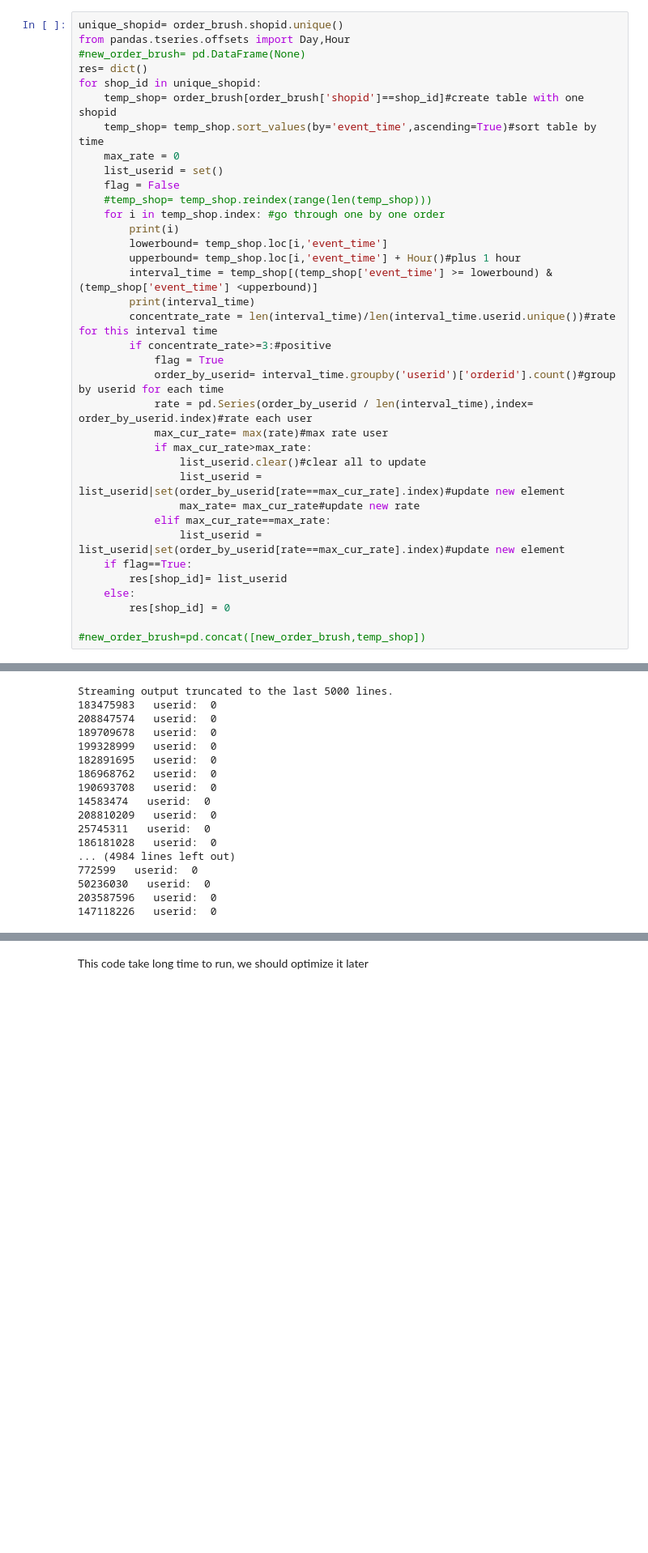
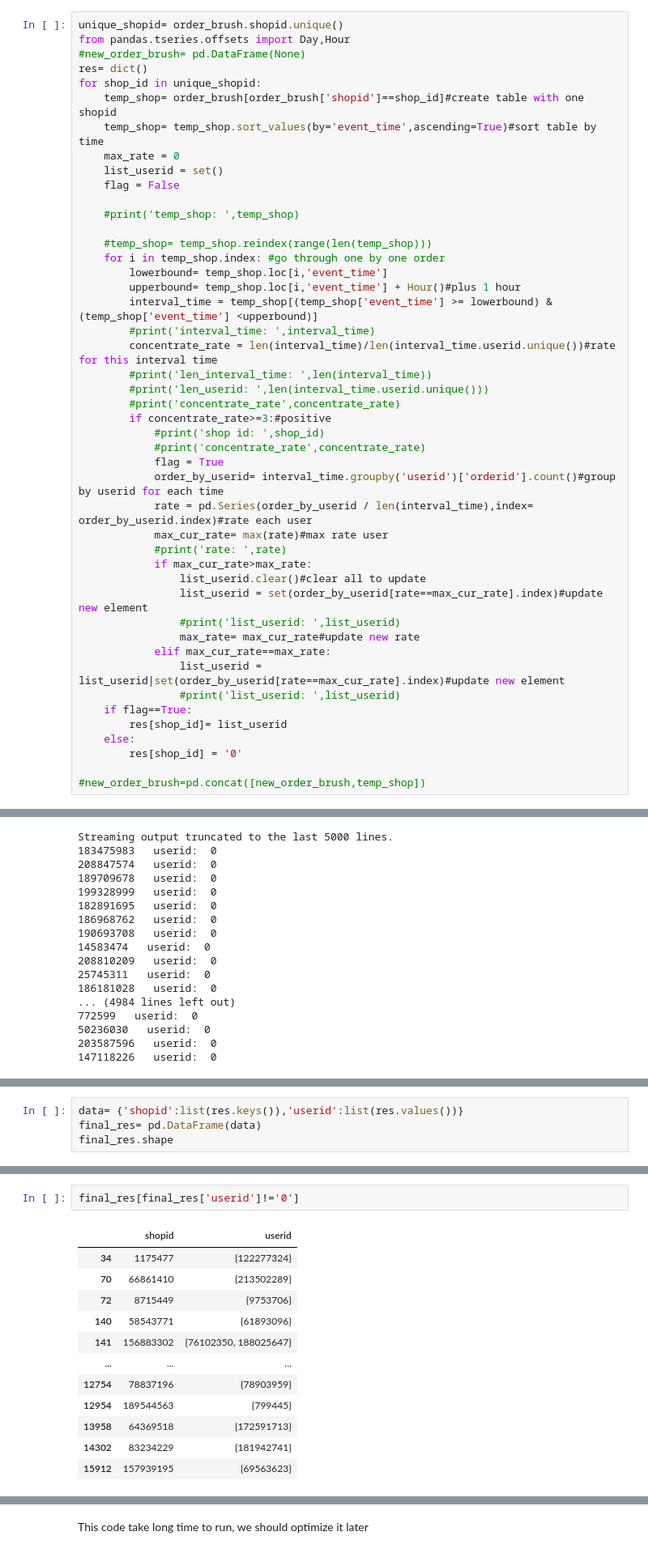
Before and after one commit to lhmtri18/analysis_ml_dl_python, a Jupyter notebook: order_brush_shopee_code_league.ipynb, the cells around one changed output, grey strips where cells are left out. Shown at 81% size. Saved outputs shown, nothing was run; the diff lists cells and outputs as text; blank space fills up the shorter version.

Commit message:
new version got 88%correction rate from kaggle compete

```diff
--- a/order_brush_shopee_code_league.ipynb
+++ b/order_brush_shopee_code_league.ipynb
@@ -77,28 +80,38 @@ for shop_id in unique_shopid:
     max_rate = 0
     list_userid = set()
     flag = False
+
+    #print('temp_shop: ',temp_shop)
+
     #temp_shop= temp_shop.reindex(range(len(temp_shop)))
     for i in temp_shop.index: #go through one by one order
-        print(i)
         lowerbound= temp_shop.loc[i,'event_time']
         upperbound= temp_shop.loc[i,'event_time'] + Hour()#plus 1 hour
         interval_time = temp_shop[(temp_shop['event_time'] >= lowerbound) & (temp_shop['event_time'] <upperbound)]
-        print(interval_time)
+        #print('interval_time: ',interval_time)
         concentrate_rate = len(interval_time)/len(interval_time.userid.unique())#rate for this interval time
+        #print('len_interval_time: ',len(interval_time))
+        #print('len_userid: ',len(interval_time.userid.unique()))
+        #print('concentrate_rate',concentrate_rate)
         if concentrate_rate>=3:#positive
+            #print('shop id: ',shop_id)
+            #print('concentrate_rate',concentrate_rate)
             flag = True
             order_by_userid= interval_time.groupby('userid')['orderid'].count()#group by userid for each time
             rate = pd.Series(order_by_userid / len(interval_time),index= order_by_userid.index)#rate each user
             max_cur_rate= max(rate)#max rate user
+            #print('rate: ',rate)
             if max_cur_rate>max_rate:
                 list_userid.clear()#clear all to update
-                list_userid = list_userid|set(order_by_userid[rate==max_cur_rate].index)#update new element
+                list_userid = set(order_by_userid[rate==max_cur_rate].index)#update new element
+                #print('list_userid: ',list_userid)
                 max_rate= max_cur_rate#update new rate
             elif max_cur_rate==max_rate:
                 list_userid = list_userid|set(order_by_userid[rate==max_cur_rate].index)#update new element
+                #print('list_userid: ',list_userid)
     if flag==True:
         res[shop_id]= list_userid
     else:
-        res[shop_id] = 0
+        res[shop_id] = '0'
 
 #new_order_brush=pd.concat([new_order_brush,temp_shop])
@@ -143,0 +166,4 @@ Streaming output truncated to the last 5000 lines.
+# %%
+data= {'shopid':list(res.keys()),'userid':list(res.values())}
+final_res= pd.DataFrame(data)
+final_res.shape
@@ -143,0 +172,15 @@ Streaming output truncated to the last 5000 lines.
+# %%
+final_res[final_res['userid']!='0']
+# %% [output]
+|  | shopid | userid |
+| 34 | 1175477 | {122277324} |
+| 70 | 66861410 | {213502289} |
+| 72 | 8715449 | {9753706} |
+| 140 | 58543771 | {61893096} |
+| 141 | 156883302 | {76102350, 188025647} |
+| ... | ... | ... |
+| 12754 | 78837196 | {78903959} |
+| 12954 | 189544563 | {799445} |
+| 13958 | 64369518 | {172591713} |
+| 14302 | 83234229 | {181942741} |
+| 15912 | 157939195 | {69563623} |
```
Also changed, not shown: parts of 15 cells of this notebook.
